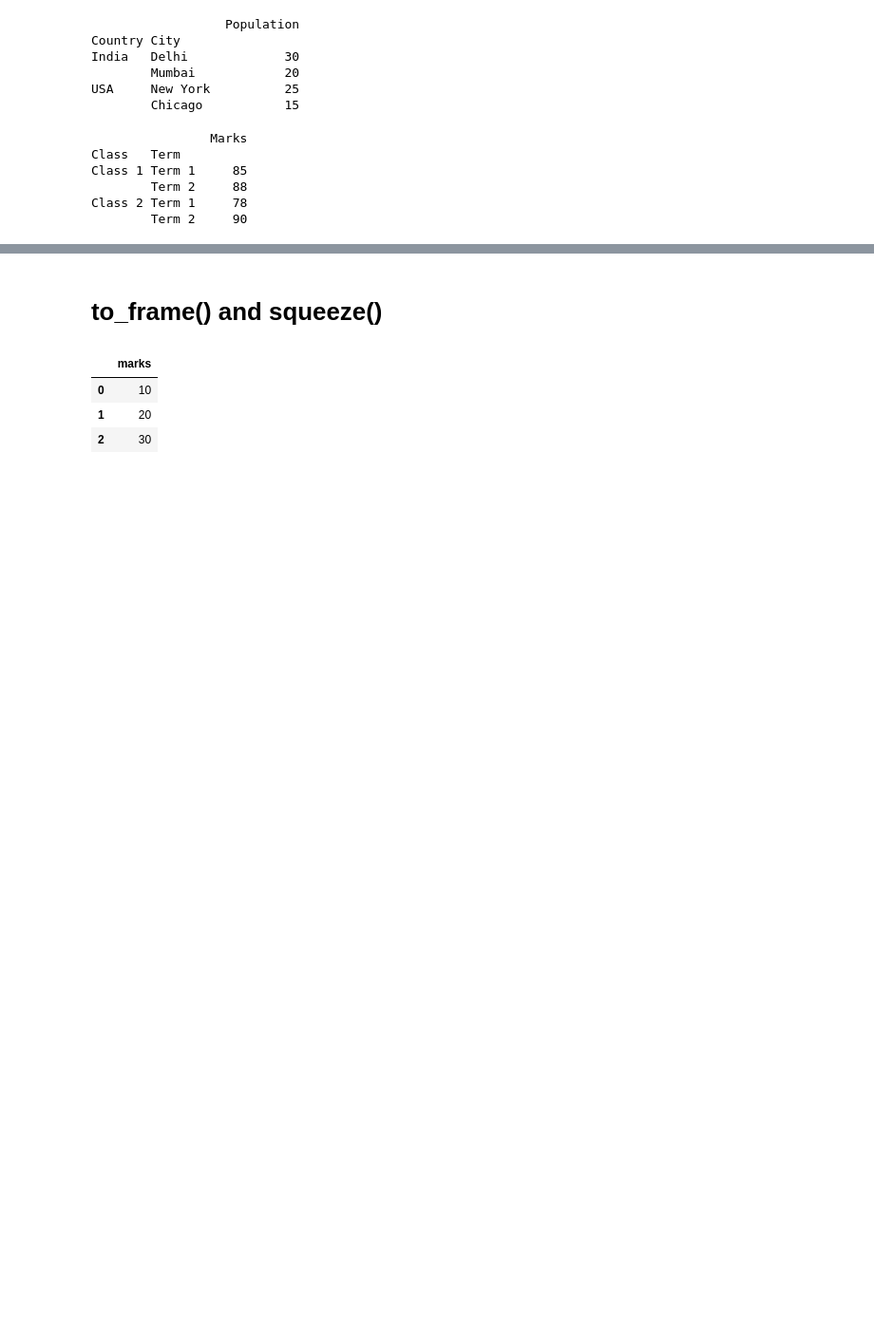
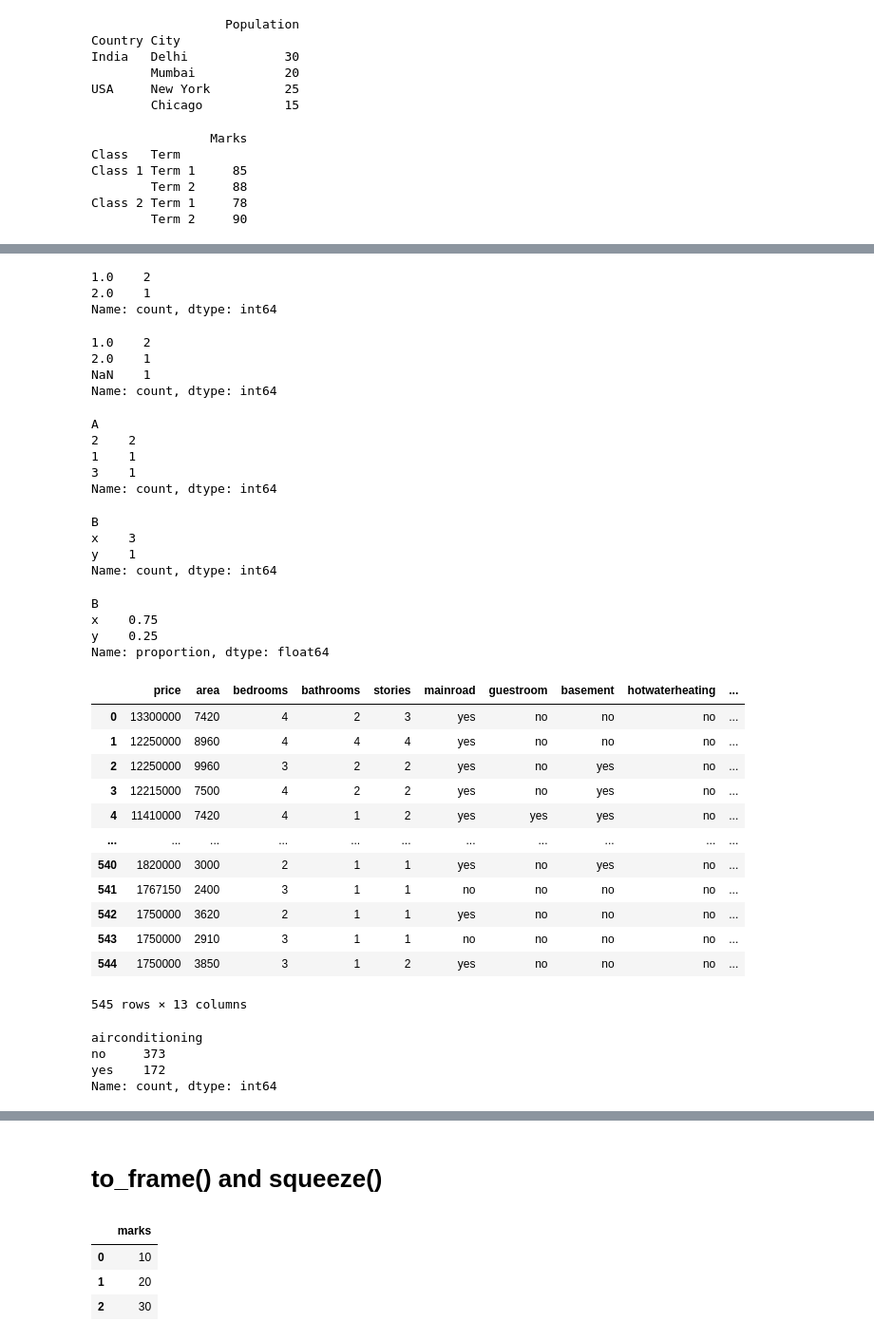
Before and after one commit to Masireddyvamshi/Exploratory_Data_Analysis, a Jupyter notebook: PandasYT.ipynb, the cells around one changed output, grey strips where cells are left out. Shown at 95% size. Saved outputs shown, nothing was run; the diff lists cells and outputs as text; code cells hidden in the pictures; blank space fills up the shorter version.

```diff
--- a/PandasYT.ipynb
+++ b/PandasYT.ipynb
@@ -1036,0 +1468,64 @@ Class 2 Term 1     78
+# %%
+s=pd.Series([1,2,1,None])
+s.value_counts()
+# %% [output]
+1.0    2
+2.0    1
+Name: count, dtype: int64
+# %%
+s.value_counts(dropna=False)
+# %% [output]
+1.0    2
+2.0    1
+NaN    1
+Name: count, dtype: int64
+# %%
+df=pd.DataFrame({
+    'A':[1,2,2,3],
+    'B':['x','y','x','x']
+})
+print(df['A'].value_counts())
+# %% [output]
+A
+2    2
+1    1
+3    1
+Name: count, dtype: int64
+# %%
+print(df['B'].value_counts())
+# %% [output]
+B
+x    3
+y    1
+Name: count, dtype: int64
+# %%
+print(df['B'].value_counts(normalize=True))
+# %% [output]
+B
+x    0.75
+y    0.25
+Name: proportion, dtype: float64
+# %%
+df=pd.read_csv(r"C:\Users\masir\Downloads\Housing.csv")
+df
+# %% [output]
+|  | price | area | bedrooms | bathrooms | stories | mainroad | guestroom | basement | hotwaterheating | ... |
+| 0 | 13300000 | 7420 | 4 | 2 | 3 | yes | no | no | no | ... |
+| 1 | 12250000 | 8960 | 4 | 4 | 4 | yes | no | no | no | ... |
+| 2 | 12250000 | 9960 | 3 | 2 | 2 | yes | no | yes | no | ... |
+| 3 | 12215000 | 7500 | 4 | 2 | 2 | yes | no | yes | no | ... |
+| 4 | 11410000 | 7420 | 4 | 1 | 2 | yes | yes | yes | no | ... |
+| ... | ... | ... | ... | ... | ... | ... | ... | ... | ... | ... |
+| 540 | 1820000 | 3000 | 2 | 1 | 1 | yes | no | yes | no | ... |
+| 541 | 1767150 | 2400 | 3 | 1 | 1 | no | no | no | no | ... |
+| 542 | 1750000 | 3620 | 2 | 1 | 1 | yes | no | no | no | ... |
+| 543 | 1750000 | 2910 | 3 | 1 | 1 | no | no | no | no | ... |
+| 544 | 1750000 | 3850 | 3 | 1 | 2 | yes | no | no | no | ... |
+545 rows × 13 columns
+# %%
+df['airconditioning'].value_counts()
+# %% [output]
+airconditioning
+no     373
+yes    172
+Name: count, dtype: int64
```
Also changed, not shown: parts of 200 cells of this notebook.
